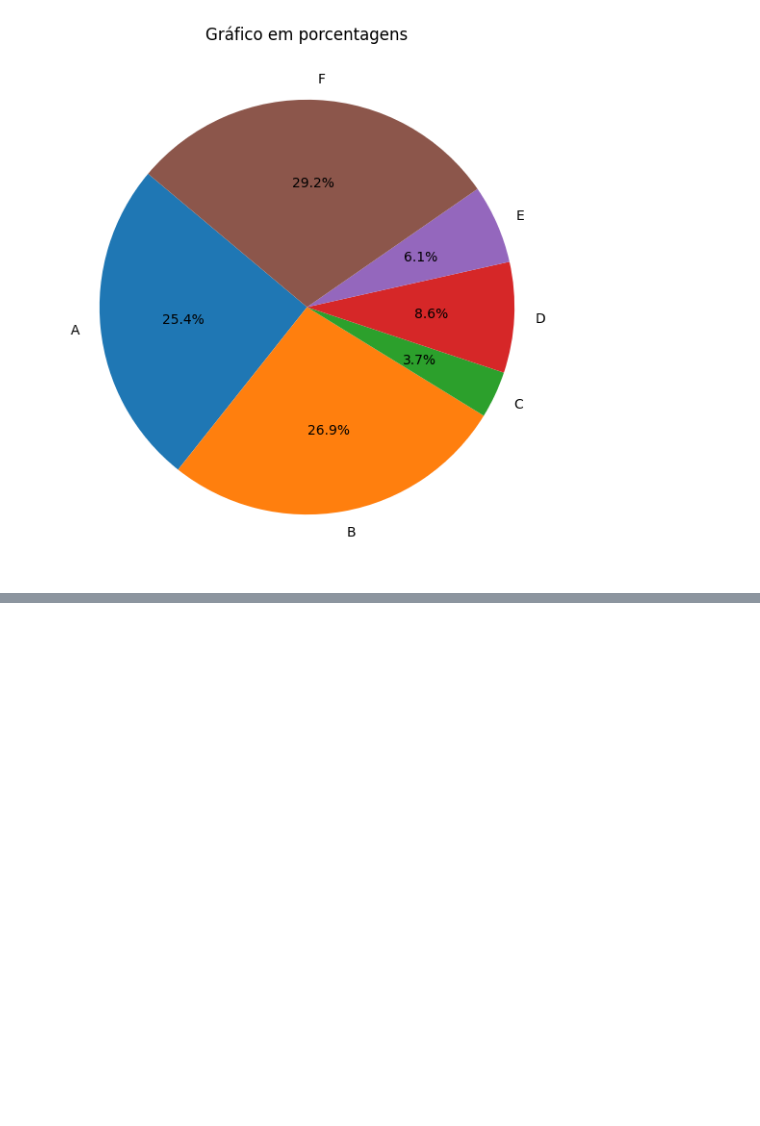
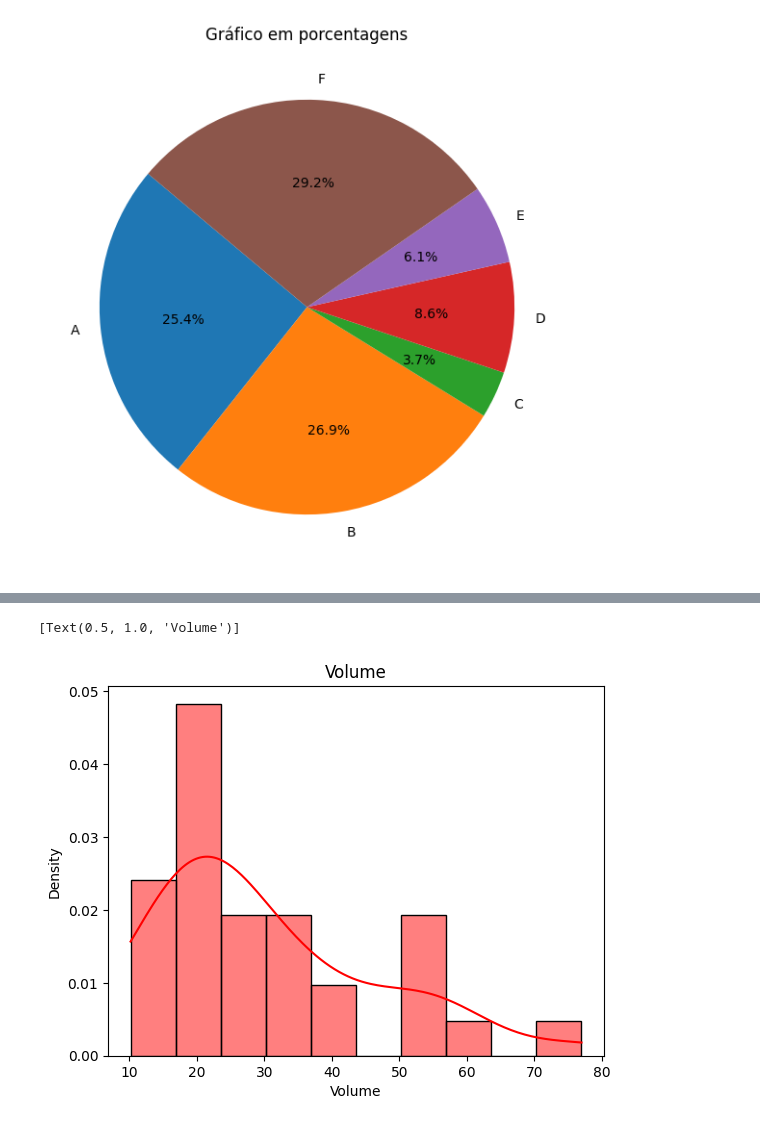
Before and after one commit to natalia973/Data-Science-Data-Analytics, a Jupyter notebook: GráficosPython.ipynb, the cells around one changed output, grey strips where cells are left out. Saved outputs shown, nothing was run; the diff lists cells and outputs as text; code cells hidden in the pictures; blank space fills up the shorter version.

```diff
--- a/GráficosPython.ipynb
+++ b/GráficosPython.ipynb
@@ -52,0 +67,5 @@ plt.show()
+# %%
+srn.histplot(dados.Volume, stat = "density" , color = 'red' , kde = True , bins = 10).set(title='Volume')
+# %% [output]
+[Text(0.5, 1.0, 'Volume')]
+[figure, added]
```
Also changed, not shown: parts of 21 cells of this notebook.
